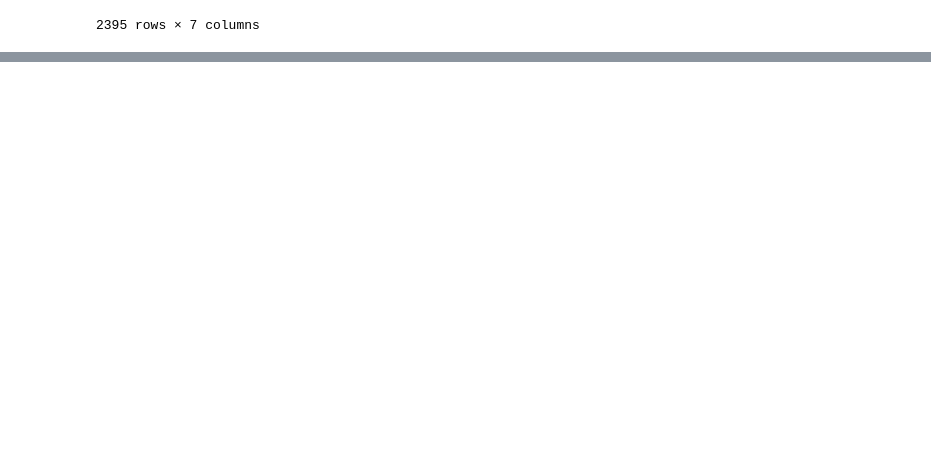
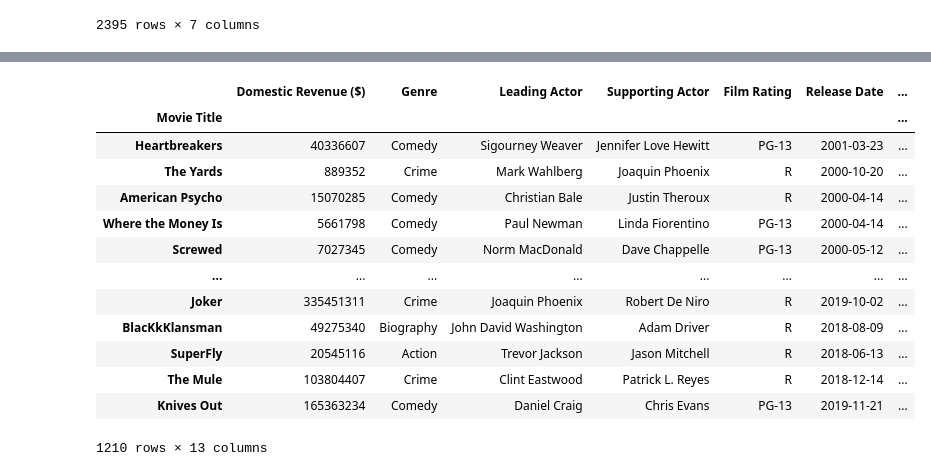
Before and after one commit to Armand57araujo/i-tickets, a Jupyter notebook: pythonnotebook.ipynb, the cells around one changed output, grey strips where cells are left out. Drawn from its saved outputs; the diff is of its cells as text; code cells hidden in the pictures; blank space fills up the shorter version.

Commit message:
converted df of top 7 cities to csv file, cleaned, and merged all of them

```diff
--- a/pythonnotebook.ipynb
+++ b/pythonnotebook.ipynb
@@ -1566,0 +1600,4 @@ Index: []
+# %%
+rename_chicago_gross_data_df = chicago_gross_data_df.rename(columns={'movie':'Movie Title', 'estimated_city_gross':'Chicago Revenue ($)'})
+new_chicago_df = rename_chicago_gross_data_df.drop(['city', 'theater_count'], axis=1)
+new_chicago_df
@@ -1566,0 +1618,4 @@ Index: []
+# %%
+rename_miami_gross_data_df = miami_gross_data_df.rename(columns={'movie':'Movie Title', 'estimated_city_gross':'Miami Revenue ($)'})
+new_miami_df = rename_miami_gross_data_df.drop(['city', 'theater_count'], axis=1)
+new_miami_df
@@ -1566,0 +1640,13 @@ Index: []
+# %%
+# Start by merging the first two DataFrames
+merge_movies_cities_df = pd.merge(new_merged_df, new_miami_df, on='Movie Title', how='left')
+
+# Then merge the result with the next DataFrame
+merge_movies_cities_df = pd.merge(merge_movies_cities_df, new_chicago_df, on='Movie Title', how='left')
+
+# Continue this process for the other DataFrames
+merge_movies_cities_df = pd.merge(merge_movies_cities_df, new_houston_df, on='Movie Title', how='left')
+merge_movies_cities_df = pd.merge(merge_movies_cities_df, new_phoenix_df, on='Movie Title', how='left')
+merge_movies_cities_df = pd.merge(merge_movies_cities_df, new_los_angeles_df, on='Movie Title', how='left')
+merge_movies_cities_df = pd.merge(merge_movies_cities_df, new_new_york_df, on='Movie Title', how='left')
+merge_movies_cities_df = pd.merge(merge_movies_cities_df, new_seattle_df, on='Movie Title', how='left')
@@ -1566,0 +1687,19 @@ Index: []
+# %%
+clean_movies_cities_df = merge_movies_cities_df.dropna()
+# %%
+clean_movies_cities_df.set_index('Movie Title')
+# %% [output]
+|  | Domestic Revenue ($) | Genre | Leading Actor | Supporting Actor | Film Rating | Release Date | ... |
+| Movie Title |  |  |  |  |  |  | ... |
+| Heartbreakers | 40336607 | Comedy | Sigourney Weaver | Jennifer Love Hewitt | PG-13 | 2001-03-23 | ... |
+| The Yards | 889352 | Crime | Mark Wahlberg | Joaquin Phoenix | R | 2000-10-20 | ... |
+| American Psycho | 15070285 | Comedy | Christian Bale | Justin Theroux | R | 2000-04-14 | ... |
+| Where the Money Is | 5661798 | Comedy | Paul Newman | Linda Fiorentino | PG-13 | 2000-04-14 | ... |
+| Screwed | 7027345 | Comedy | Norm MacDonald | Dave Chappelle | PG-13 | 2000-05-12 | ... |
+| ... | ... | ... | ... | ... | ... | ... | ... |
+| Joker | 335451311 | Crime | Joaquin Phoenix | Robert De Niro | R | 2019-10-02 | ... |
+| BlacKkKlansman | 49275340 | Biography | John David Washington | Adam Driver | R | 2018-08-09 | ... |
+| SuperFly | 20545116 | Action | Trevor Jackson | Jason Mitchell | R | 2018-06-13 | ... |
+| The Mule | 103804407 | Crime | Clint Eastwood | Patrick L. Reyes | R | 2018-12-14 | ... |
+| Knives Out | 165363234 | Comedy | Daniel Craig | Chris Evans | PG-13 | 2019-11-21 | ... |
+1210 rows × 13 columns
```
Also changed, not shown: parts of 16 cells of this notebook, 7 other files.
